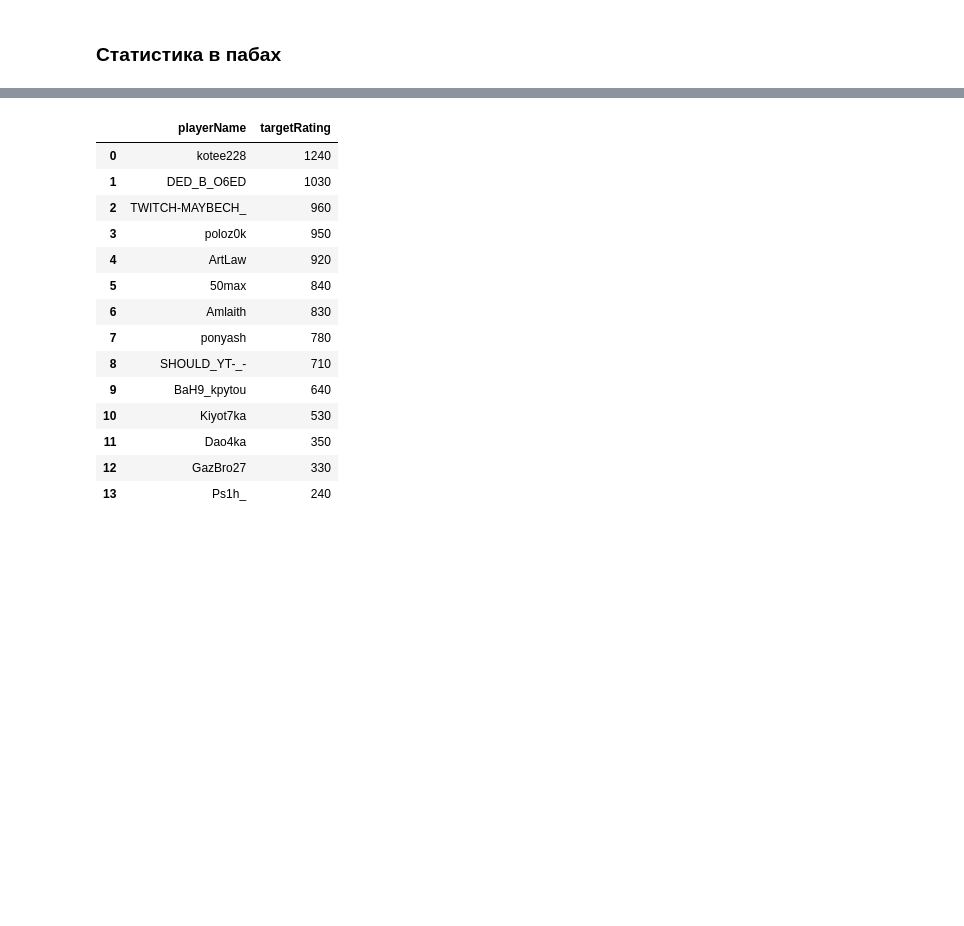
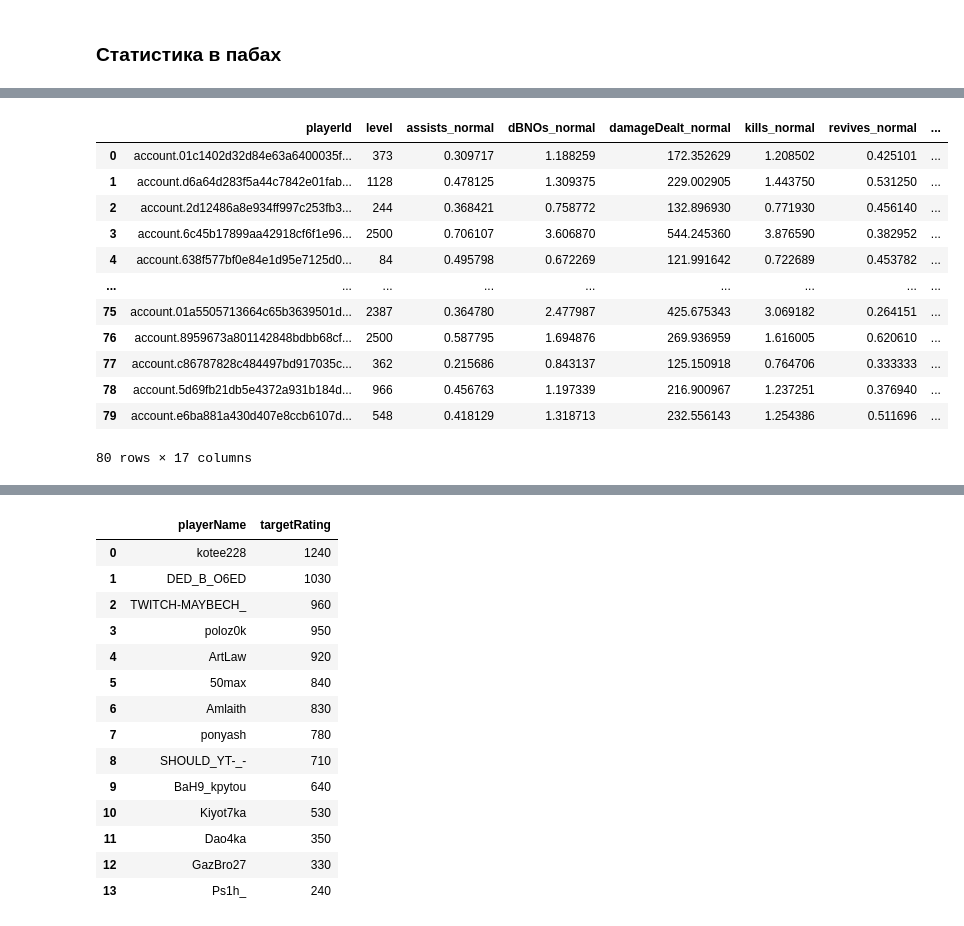
Before and after one commit to Amlaith/pubg_tournament_stats_dev, a Jupyter notebook: rating.ipynb, the cells around one changed output, grey strips where cells are left out. Saved outputs shown, nothing was run; the diff lists cells and outputs as text; code cells hidden in the pictures; blank space fills up the shorter version.

```diff
--- a/rating.ipynb
+++ b/rating.ipynb
@@ -388,0 +511,17 @@ stats_df
+# %%
+old_stats = pd.read_csv('data\pub_stats1.csv')
+old_stats
+# %% [output]
+|  | playerId | level | assists_normal | dBNOs_normal | damageDealt_normal | kills_normal | revives_normal | ... |
+| 0 | account.01c1402d32d84e63a6400035f... | 373 | 0.309717 | 1.188259 | 172.352629 | 1.208502 | 0.425101 | ... |
+| 1 | account.d6a64d283f5a44c7842e01fab... | 1128 | 0.478125 | 1.309375 | 229.002905 | 1.443750 | 0.531250 | ... |
+| 2 | account.2d12486a8e934ff997c253fb3... | 244 | 0.368421 | 0.758772 | 132.896930 | 0.771930 | 0.456140 | ... |
+| 3 | account.6c45b17899aa42918cf6f1e96... | 2500 | 0.706107 | 3.606870 | 544.245360 | 3.876590 | 0.382952 | ... |
+| 4 | account.638f577bf0e84e1d95e7125d0... | 84 | 0.495798 | 0.672269 | 121.991642 | 0.722689 | 0.453782 | ... |
+| ... | ... | ... | ... | ... | ... | ... | ... | ... |
+| 75 | account.01a5505713664c65b3639501d... | 2387 | 0.364780 | 2.477987 | 425.675343 | 3.069182 | 0.264151 | ... |
+| 76 | account.8959673a801142848bdbb68cf... | 2500 | 0.587795 | 1.694876 | 269.936959 | 1.616005 | 0.620610 | ... |
+| 77 | account.c86787828c484497bd917035c... | 362 | 0.215686 | 0.843137 | 125.150918 | 0.764706 | 0.333333 | ... |
+| 78 | account.5d69fb21db5e4372a931b184d... | 966 | 0.456763 | 1.197339 | 216.900967 | 1.237251 | 0.376940 | ... |
+| 79 | account.e6ba881a430d407e8ccb6107d... | 548 | 0.418129 | 1.318713 | 232.556143 | 1.254386 | 0.511696 | ... |
+80 rows × 17 columns
```
Also changed, not shown: parts of 32 cells of this notebook, 7 other files.
